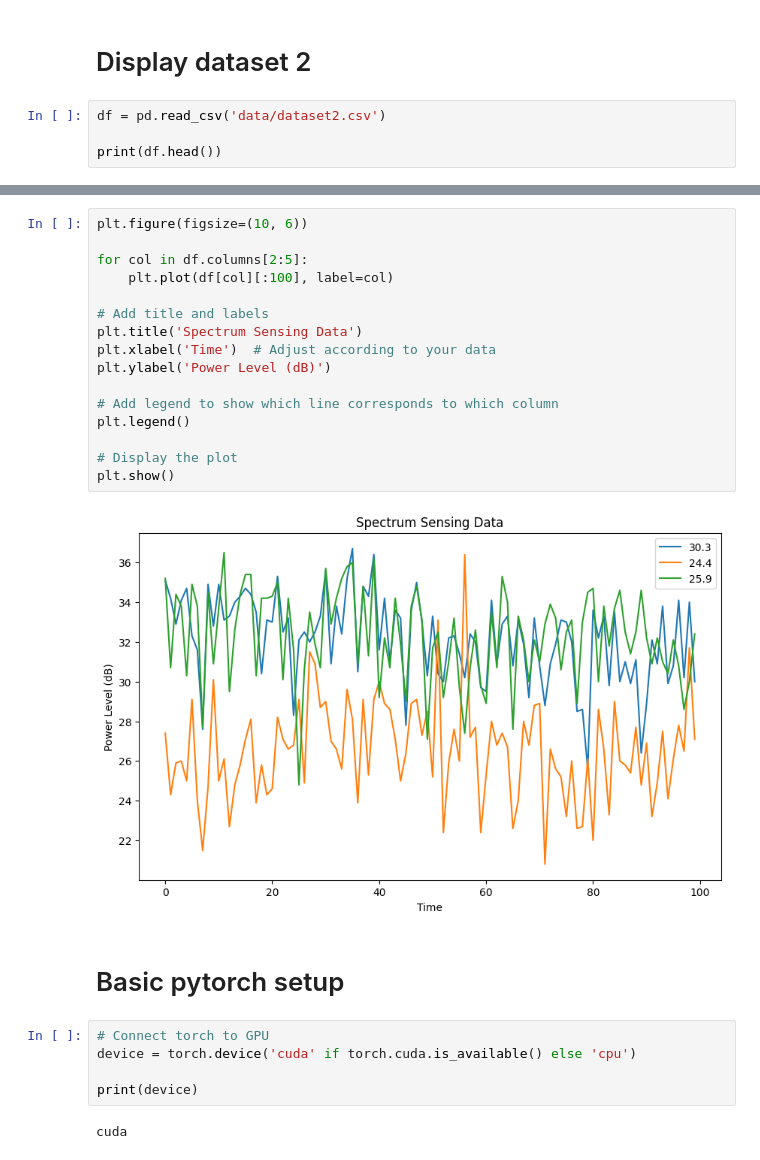
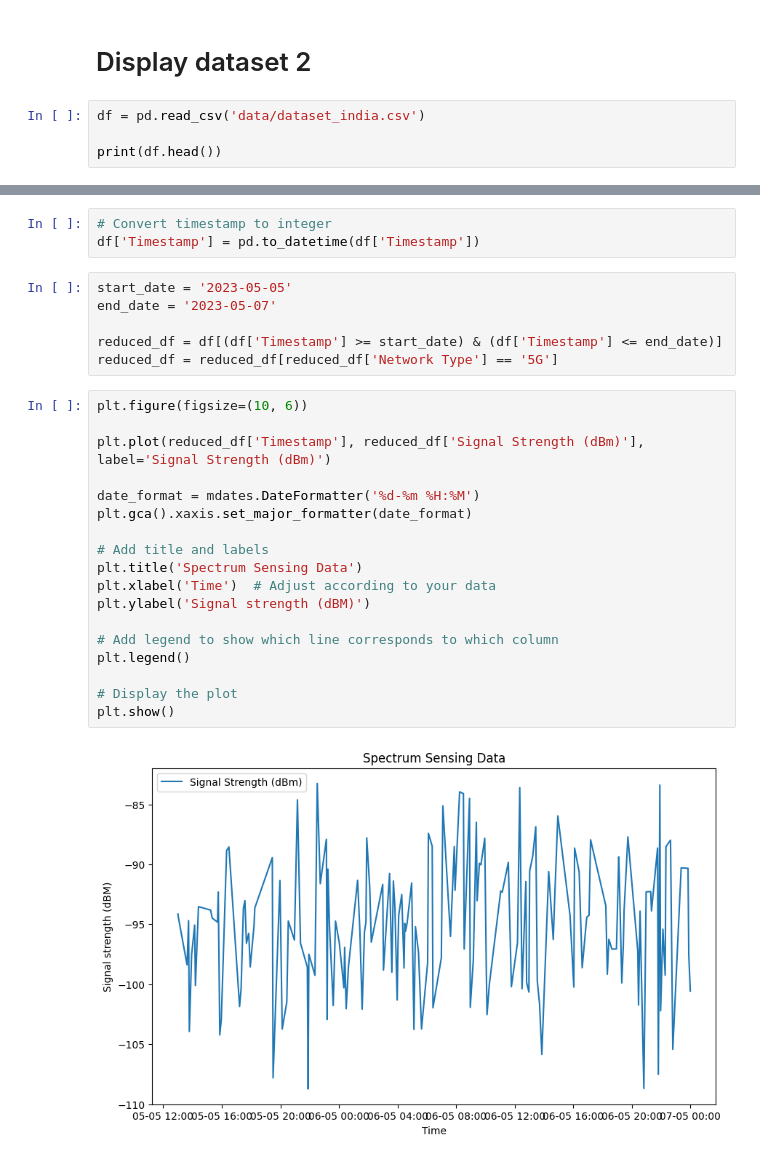
Before and after one commit to thebetar/SpectrumSensing, a Jupyter notebook: data-exploration.ipynb, the cells around one changed output, grey strips where cells are left out. Saved outputs shown, nothing was run; the diff lists cells and outputs as text.

```diff
--- a/main.ipynb
+++ b/data-exploration.ipynb
@@ -46,7 +47,7 @@ plt.show()
 # %% [markdown]
 # Display dataset 2
 # %%
-df = pd.read_csv('data/dataset2.csv')
+df = pd.read_csv('data/dataset_india.csv')
 
 print(df.head())
 # %% [output]
@@ -59,27 +71,29 @@ print(df.head())
+# %%
+# Convert timestamp to integer
+df['Timestamp'] = pd.to_datetime(df['Timestamp'])
+# %%
+start_date = '2023-05-05'
+end_date = '2023-05-07'
+
+reduced_df = df[(df['Timestamp'] >= start_date) & (df['Timestamp'] <= end_date)]
+reduced_df = reduced_df[reduced_df['Network Type'] == '5G']
 # %%
 plt.figure(figsize=(10, 6))
 
-for col in df.columns[2:5]:
-    plt.plot(df[col][:100], label=col)
+plt.plot(reduced_df['Timestamp'], reduced_df['Signal Strength (dBm)'], label='Signal Strength (dBm)')
+
+date_format = mdates.DateFormatter('%d-%m %H:%M')
+plt.gca().xaxis.set_major_formatter(date_format)
 
 # Add title and labels
 plt.title('Spectrum Sensing Data')
 plt.xlabel('Time')  # Adjust according to your data
-plt.ylabel('Power Level (dB)')
+plt.ylabel('Signal strength (dBM)')
 
 # Add legend to show which line corresponds to which column
 plt.legend()
 
 # Display the plot
 plt.show()
 # %% [output]
-[figure, old version]
+[figure, new version]
-# %% [markdown]
-# Basic pytorch setup
-# %%
-# Connect torch to GPU
-device = torch.device('cuda' if torch.cuda.is_available() else 'cpu')
-
-print(device)
-# %% [output]
-cuda
```
Also changed, not shown: parts of 8 cells of this notebook, 7 other files.
